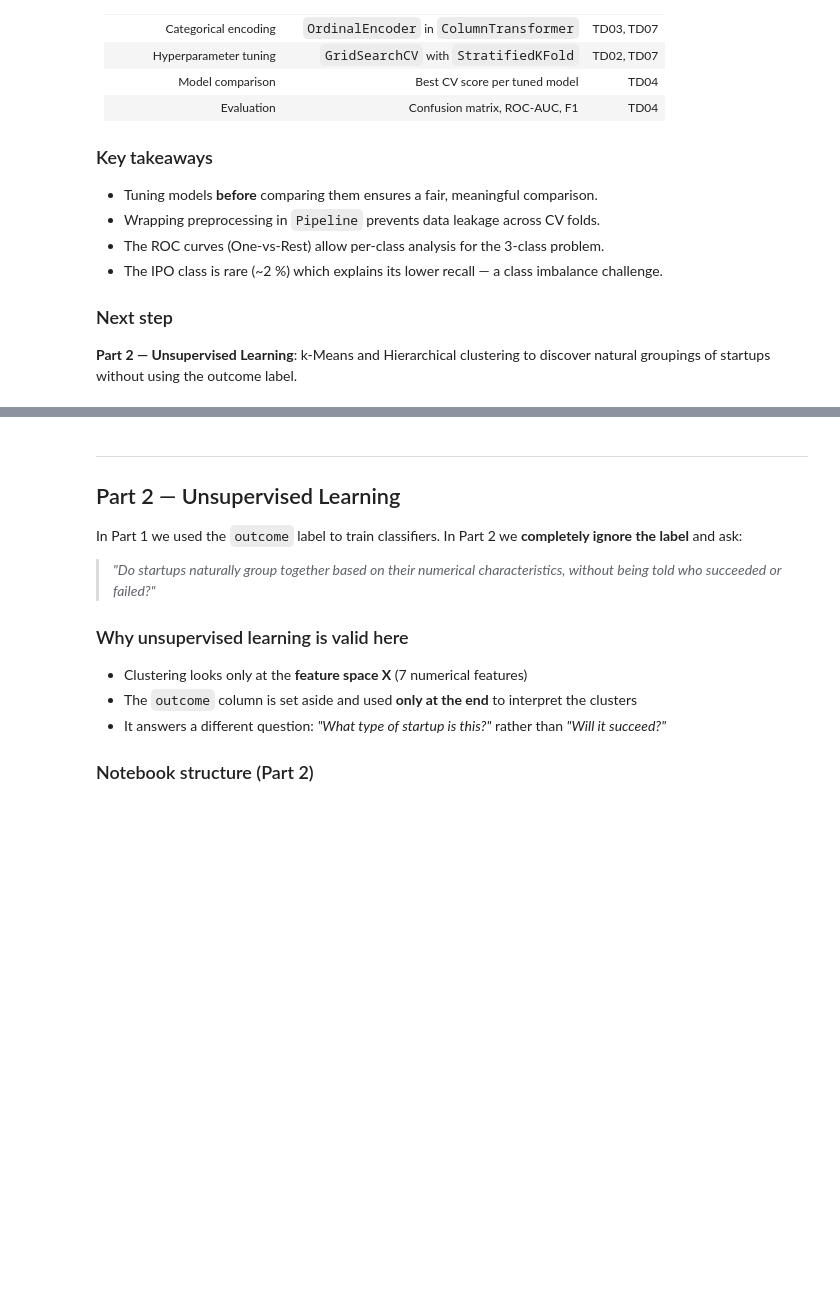
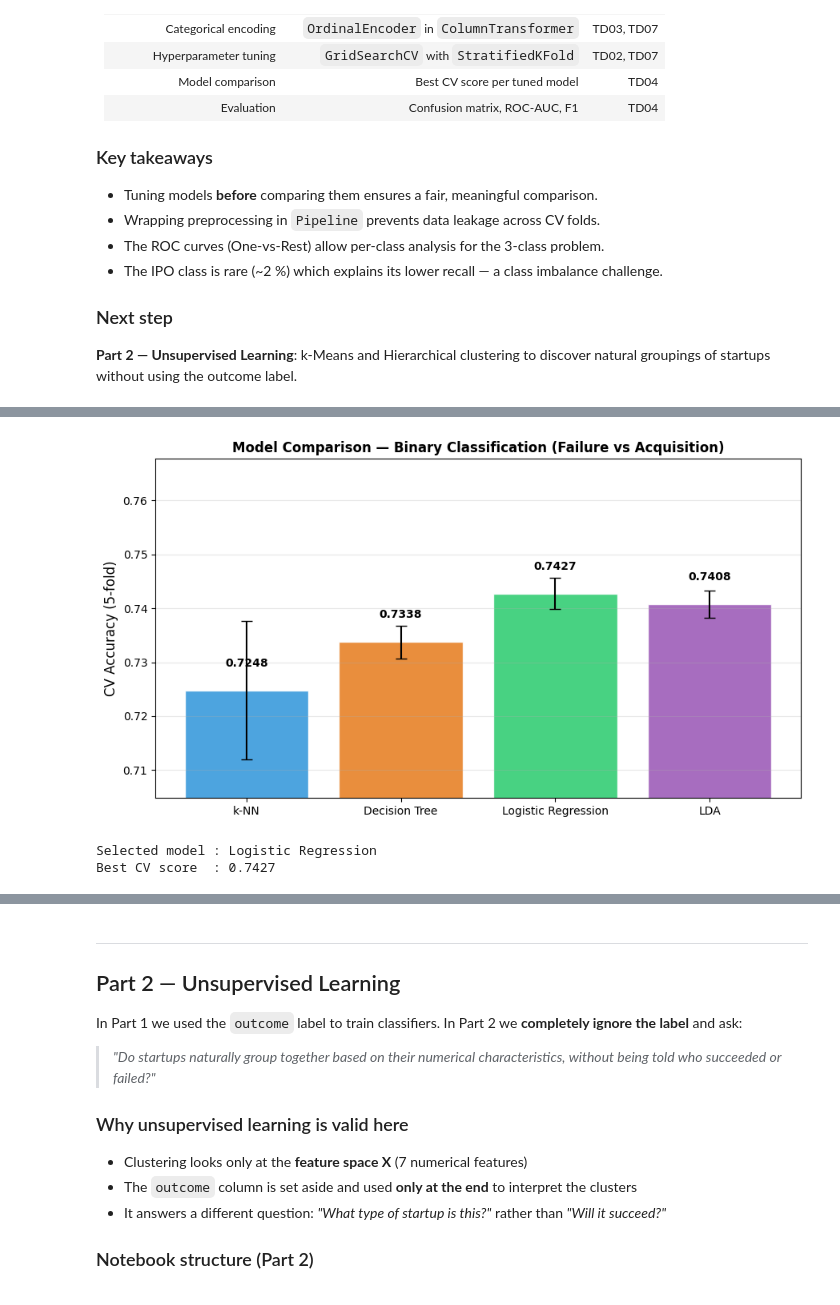
Before and after one commit to Clement-NI/Machine_learning_project_kaggle_start_up_success_data, a Jupyter notebook: scientificProject1/task.ipynb, the cells around one changed output, grey strips where cells are left out. Drawn from its saved outputs; the diff is of its cells as text; code cells hidden in the pictures; blank space fills up the shorter version.

```diff
--- a/scientificProject1/task.ipynb
+++ b/scientificProject1/task.ipynb
@@ -817,0 +825,14 @@ natural groupings of startups without using the outcome label.
+# %%
+# ── Drop IPO rows ─────────────────────────────────────────────────────────────
+df_bin = df[df['outcome'] != 'IPO'].copy()
+print(f'Binary dataset size : {len(df_bin):,}  ({len(df_bin)/len(df)*100:.1f}% of original)')
+print()
+print(df_bin['outcome'].value_counts())
+
+X_bin = df_bin[numerical_features + categorical_features]
+y_bin = df_bin['outcome']
+
+X_train_b, X_test_b, y_train_b, y_test_b = train_test_split(
+    X_bin, y_bin, test_size=0.2, random_state=RANDOM_STATE, stratify=y_bin
+)
+print(f'\nTrain: {len(X_train_b):,}   Test: {len(X_test_b):,}')
@@ -817,0 +900,40 @@ natural groupings of startups without using the outcome label.
+# %%
+# ── Compare tuned models ──────────────────────────────────────────────────────
+tuned_bin = {
+    'k-NN'               : (knn_search_b.best_estimator_, knn_search_b.best_score_,
+                             knn_search_b.cv_results_['std_test_score'][knn_search_b.best_index_]),
+    'Decision Tree'      : (dt_search_b.best_estimator_,  dt_search_b.best_score_,
+                             dt_search_b.cv_results_['std_test_score'][dt_search_b.best_index_]),
+    'Logistic Regression': (lr_search_b.best_estimator_,  lr_search_b.best_score_,
+                             lr_search_b.cv_results_['std_test_score'][lr_search_b.best_index_]),
+    'LDA'                : (lda_pipe_b,                   lda_scores_b.mean(),
+                             lda_scores_b.std()),
+}
+
+names_b  = list(tuned_bin.keys())
+scores_b = [tuned_bin[n][1] for n in names_b]
+stds_b   = [tuned_bin[n][2] for n in names_b]
+colors_b = ['#3498db', '#e67e22', '#2ecc71', '#9b59b6']
+
+fig, ax = plt.subplots(figsize=(9, 5))
+bars = ax.bar(names_b, scores_b, yerr=stds_b, capsize=5,
+              color=colors_b, edgecolor='white', alpha=0.88)
+for bar, score in zip(bars, scores_b):
+    ax.text(bar.get_x() + bar.get_width()/2, bar.get_height() + 0.004,
+            f'{score:.4f}', ha='center', va='bottom', fontsize=10, fontweight='bold')
+ax.set_ylim(min(scores_b) - 0.02, max(scores_b) + 0.025)
+ax.set_ylabel('CV Accuracy (5-fold)', fontsize=12)
+ax.set_title('Model Comparison — Binary Classification (Failure vs Acquisition)',
+             fontsize=12, fontweight='bold')
+ax.grid(axis='y', alpha=0.3)
+plt.tight_layout()
+plt.show()
+
+best_name_b    = max(tuned_bin, key=lambda k: tuned_bin[k][1])
+best_pipeline_b = tuned_bin[best_name_b][0]
+print(f'Selected model : {best_name_b}')
+print(f'Best CV score  : {tuned_bin[best_name_b][1]:.4f}')
+# %% [output]
+[figure, added]
+Selected model : Logistic Regression
+Best CV score  : 0.7427
```
Also changed, not shown: parts of 5 cells of this notebook.
